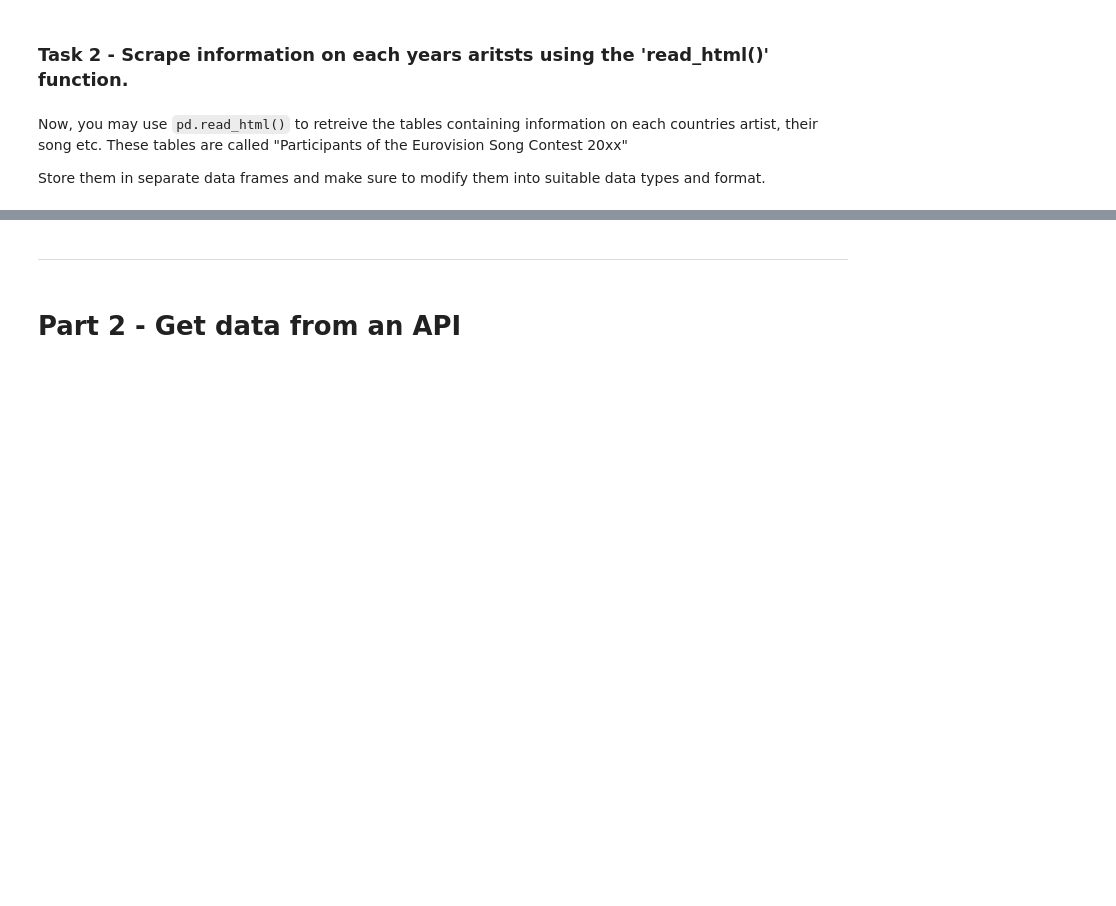
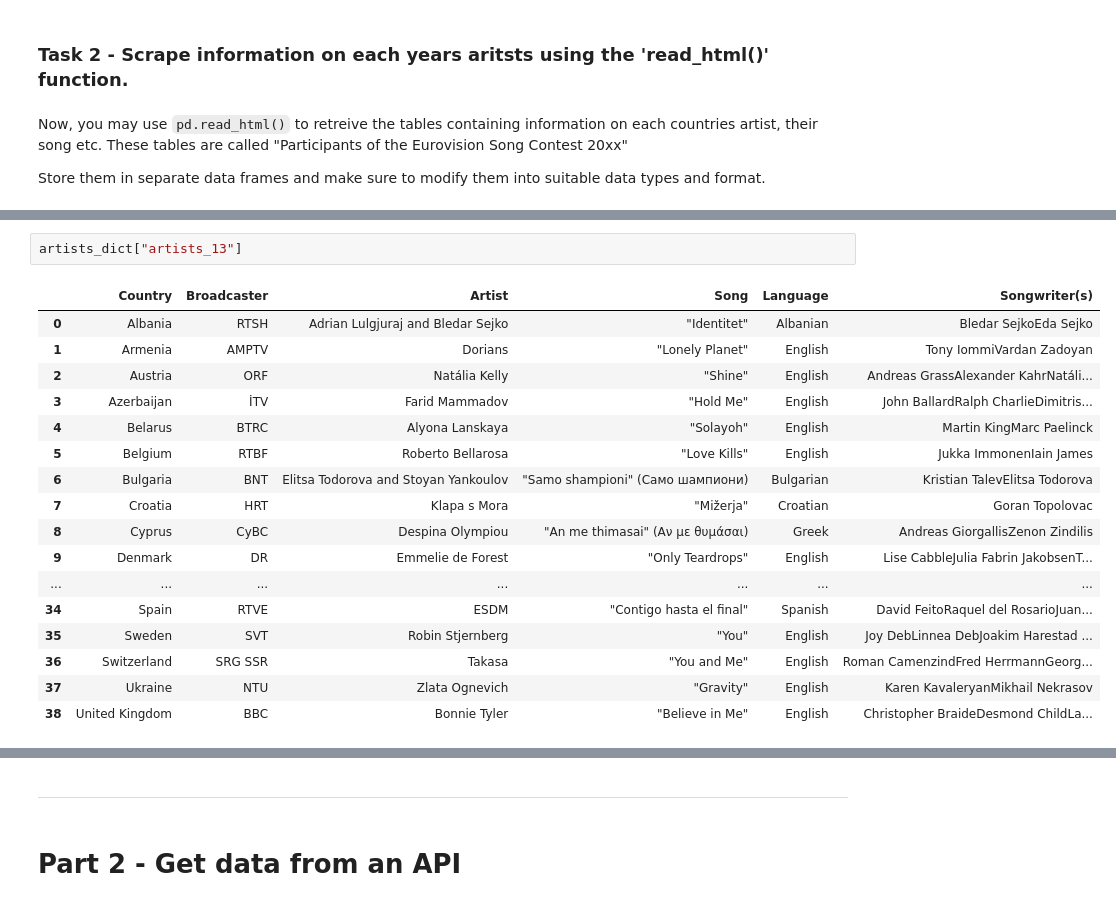
Before and after one commit to dgarcia-eu/ICSS-private, a Jupyter notebook: tutorial/assignments/2024/a02/assignment02_solution.ipynb, the cells around one changed output, grey strips where cells are left out. Drawn from its saved outputs; the diff is of its cells as text; blank space fills up the shorter version.

```diff
--- a/tutorial/assignments/2024/a02/assignment02_solution.ipynb
+++ b/tutorial/assignments/2024/a02/assignment02_solution.ipynb
@@ -320,0 +349,20 @@ for name, artist_df in zip(names, artist_tables):
+# %%
+artists_dict["artists_13"]
+# %% [output]
+|  | Country | Broadcaster | Artist | Song | Language | Songwriter(s) |
+| 0 | Albania | RTSH | Adrian Lulgjuraj and Bledar Sejko | "Identitet" | Albanian | Bledar SejkoEda Sejko |
+| 1 | Armenia | AMPTV | Dorians | "Lonely Planet" | English | Tony IommiVardan Zadoyan |
+| 2 | Austria | ORF | Natália Kelly | "Shine" | English | Andreas GrassAlexander KahrNatáli... |
+| 3 | Azerbaijan | İTV | Farid Mammadov | "Hold Me" | English | John BallardRalph CharlieDimitris... |
+| 4 | Belarus | BTRC | Alyona Lanskaya | "Solayoh" | English | Martin KingMarc Paelinck |
+| 5 | Belgium | RTBF | Roberto Bellarosa | "Love Kills" | English | Jukka ImmonenIain James |
+| 6 | Bulgaria | BNT | Elitsa Todorova and Stoyan Yankoulov | "Samo shampioni" (Само шампиони) | Bulgarian | Kristian TalevElitsa Todorova |
+| 7 | Croatia | HRT | Klapa s Mora | "Mižerja" | Croatian | Goran Topolovac |
+| 8 | Cyprus | CyBC | Despina Olympiou | "An me thimasai" (Aν με θυμάσαι) | Greek | Andreas GiorgallisZenon Zindilis |
+| 9 | Denmark | DR | Emmelie de Forest | "Only Teardrops" | English | Lise CabbleJulia Fabrin JakobsenT... |
+| ... | ... | ... | ... | ... | ... | ... |
+| 34 | Spain | RTVE | ESDM | "Contigo hasta el final" | Spanish | David FeitoRaquel del RosarioJuan... |
+| 35 | Sweden | SVT | Robin Stjernberg | "You" | English | Joy DebLinnea DebJoakim Harestad ... |
+| 36 | Switzerland | SRG SSR | Takasa | "You and Me" | English | Roman CamenzindFred HerrmannGeorg... |
+| 37 | Ukraine | NTU | Zlata Ognevich | "Gravity" | English | Karen KavaleryanMikhail Nekrasov |
+| 38 | United Kingdom | BBC | Bonnie Tyler | "Believe in Me" | English | Christopher BraideDesmond ChildLa... |
```
Also changed, not shown: parts of 24 cells of this notebook, 9 other files.
